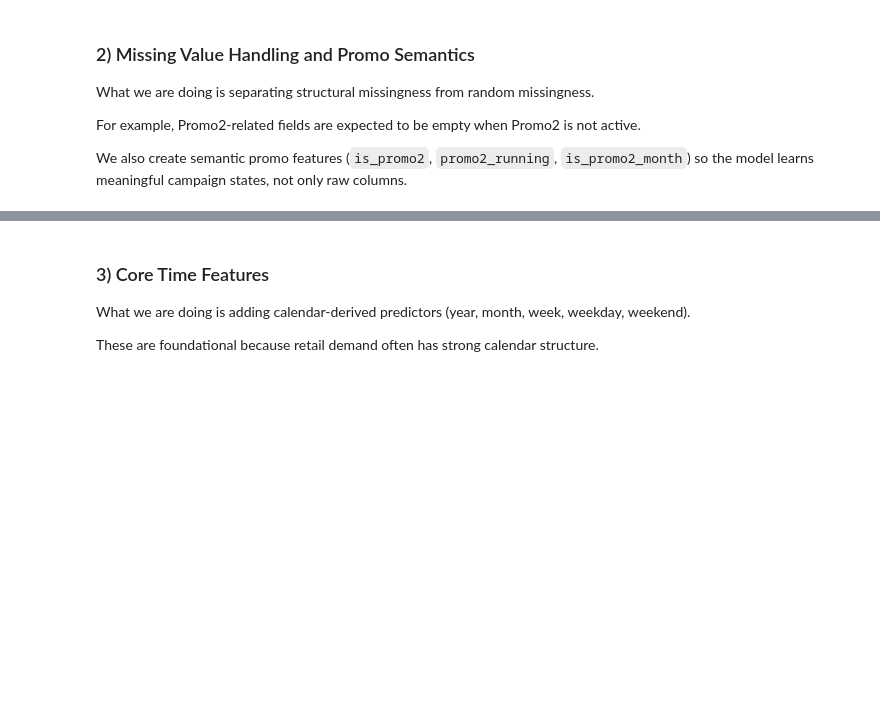
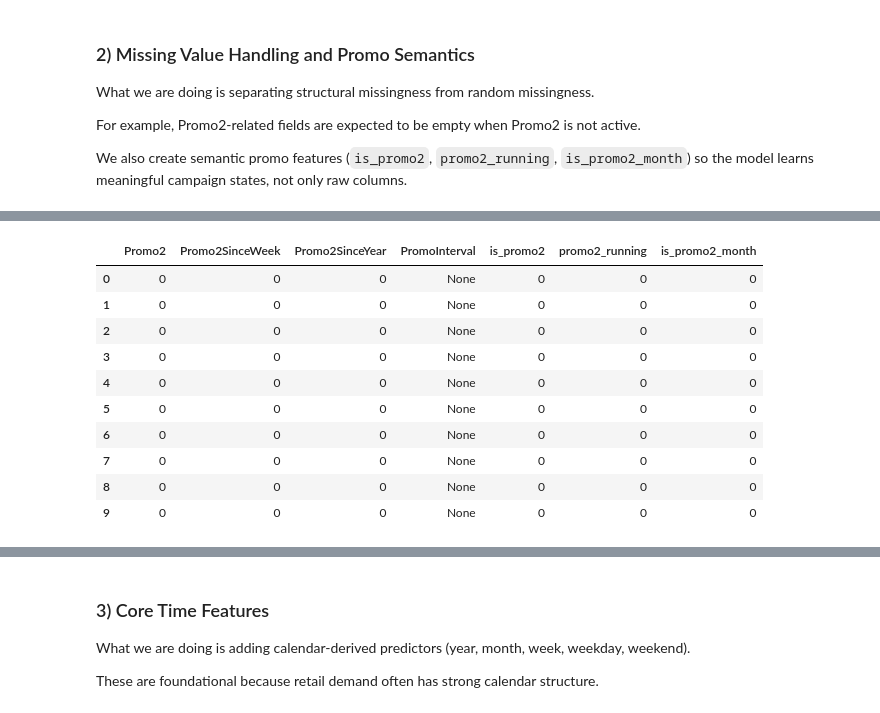
Before and after one commit to Nima-Enigma/ML_Project, a Jupyter notebook: solution/phase1_phase2.ipynb, the cells around one changed output, grey strips where cells are left out. Saved outputs shown, nothing was run; the diff lists cells and outputs as text; code cells hidden in the pictures; blank space fills up the shorter version.

```diff
--- a/solution/phase1_phase2.ipynb
+++ b/solution/phase1_phase2.ipynb
@@ -4,3 +35,18 @@
 What we are doing here is reading the competition files and preparing data types correctly from the beginning.
 
 A key detail is converting `Date` to datetime immediately, because all time-based features depend on this being correct.
+# %%
+# File paths
+train_path = '../data/competition/train.csv'
+store_path = '../data/competition/store.csv'
+
+# Read raw competition files
+train_df = pd.read_csv(train_path, low_memory=False)
+store_df = pd.read_csv(store_path, low_memory=False)
+
+# Keep Date as datetime from the start (needed for all time features)
+train_df['Date'] = pd.to_datetime(train_df['Date'])
+
+print('Train shape:', train_df.shape)
+print('Store shape:', store_df.shape)
+train_df.head()
@@ -244,3 +370,66 @@ What we are doing is separating structural missingness from random missingness.
 For example, Promo2-related fields are expected to be empty when Promo2 is not active.
 
 We also create semantic promo features (`is_promo2`, `promo2_running`, `is_promo2_month`) so the model learns meaningful campaign states, not only raw columns.
+# %%
+# Rebuild raw categorical columns if notebook is re-run after one-hot encoding
+for raw_col in ['StateHoliday', 'PromoInterval', 'StoreType', 'Assortment']:
+    if raw_col not in df.columns:
+        dummy_cols = [c for c in df.columns if c.startswith(f'{raw_col}_')]
+        if dummy_cols:
+            df[raw_col] = (
+                df[dummy_cols]
+                .idxmax(axis=1)
+                .str.replace(f'{raw_col}_', '', regex=False)
+            )
+
+df['StateHoliday'] = df['StateHoliday'].astype(str)
+
+# Promo2-related missing values are structural when Promo2 == 0
+# Keep raw PromoInterval for one-hot, but also derive time-aware promo features.
+df['Promo2SinceWeek'] = df['Promo2SinceWeek'].fillna(0).astype(int)
+df['Promo2SinceYear'] = df['Promo2SinceYear'].fillna(0).astype(int)
+df['PromoInterval'] = df['PromoInterval'].fillna('None').astype(str)
+
+# Promo2 active flag
+df['is_promo2'] = (df['Promo2'] == 1).astype('int8')
+
+# Promo2 has started by current date? (year/week logic)
+iso_week = df['Date'].dt.isocalendar().week.astype(int)
+has_started = (
+    (df['Date'].dt.year > df['Promo2SinceYear']) |
+    ((df['Date'].dt.year == df['Promo2SinceYear']) & (iso_week >= df['Promo2SinceWeek']))
+)
+df['promo2_running'] = (df['is_promo2'].eq(1) & has_started).astype('int8')
+
+# Is current month inside store's PromoInterval cycle?
+month_abbr = df['Date'].dt.strftime('%b').to_numpy()
+promo_interval = df['PromoInterval'].to_numpy()
+promo_running = df['promo2_running'].to_numpy()
+
+df['is_promo2_month'] = np.fromiter(
+    (
+        int(run and (interval != 'None') and (m in interval.replace(' ', '').split(',')))
+        for run, m, interval in zip(promo_running, month_abbr, promo_interval)
+    ),
+    dtype=np.int8,
+    count=len(df),
+)
+
+# Competition open date missing flags + fill
+df['CompetitionOpenSinceMonth_missing'] = df['CompetitionOpenSinceMonth'].isna().astype(int)
+df['CompetitionOpenSinceYear_missing'] = df['CompetitionOpenSinceYear'].isna().astype(int)
+df['CompetitionOpenSinceMonth'] = df['CompetitionOpenSinceMonth'].fillna(0).astype(int)
+df['CompetitionOpenSinceYear'] = df['CompetitionOpenSinceYear'].fillna(0).astype(int)
+
+# CompetitionDistance imputation: store-type median, fallback global median + missing flag
+df['CompetitionDistance_missing'] = df['CompetitionDistance'].isna().astype(int)
+dist_median_by_type = df.groupby('StoreType')['CompetitionDistance'].transform('median')
+global_dist_median = df['CompetitionDistance'].median()
+df['CompetitionDistance'] = df['CompetitionDistance'].fillna(dist_median_by_type).fillna(global_dist_median)
+
+print('Promo features preview:')
+display(df[['Promo2', 'Promo2SinceWeek', 'Promo2SinceYear', 'PromoInterval', 'is_promo2', 'promo2_running', 'is_promo2_month']].head(10))
+
+print('Remaining missing values (>0):')
+display(df.isna().sum()[df.isna().sum() > 0].sort_values(ascending=False).to_frame('missing_count'))
+# %% [output]
@@ -246,0 +437,11 @@ We also create semantic promo features (`is_promo2`, `promo2_running`, `is_promo
+|  | Promo2 | Promo2SinceWeek | Promo2SinceYear | PromoInterval | is_promo2 | promo2_running | is_promo2_month |
+| 0 | 0 | 0 | 0 | None | 0 | 0 | 0 |
+| 1 | 0 | 0 | 0 | None | 0 | 0 | 0 |
+| 2 | 0 | 0 | 0 | None | 0 | 0 | 0 |
+| 3 | 0 | 0 | 0 | None | 0 | 0 | 0 |
+| 4 | 0 | 0 | 0 | None | 0 | 0 | 0 |
+| 5 | 0 | 0 | 0 | None | 0 | 0 | 0 |
+| 6 | 0 | 0 | 0 | None | 0 | 0 | 0 |
+| 7 | 0 | 0 | 0 | None | 0 | 0 | 0 |
+| 8 | 0 | 0 | 0 | None | 0 | 0 | 0 |
+| 9 | 0 | 0 | 0 | None | 0 | 0 | 0 |
```
Also changed, not shown: parts of 19 cells of this notebook.
